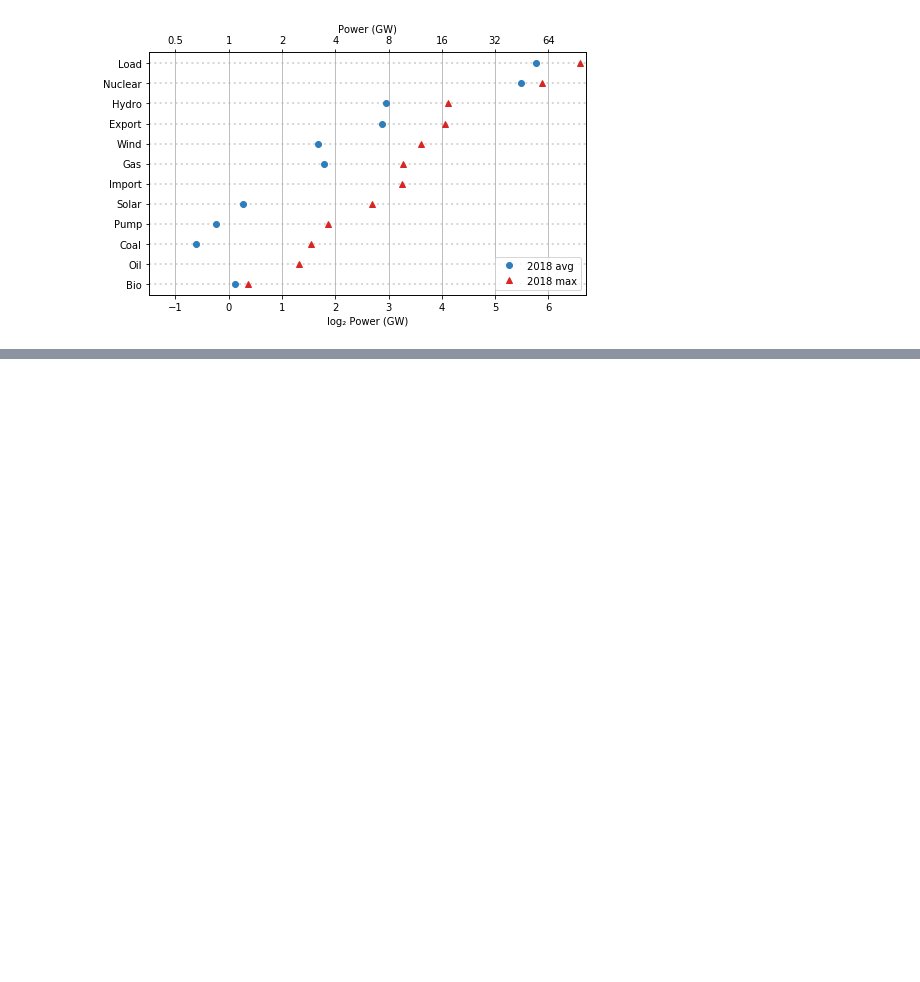
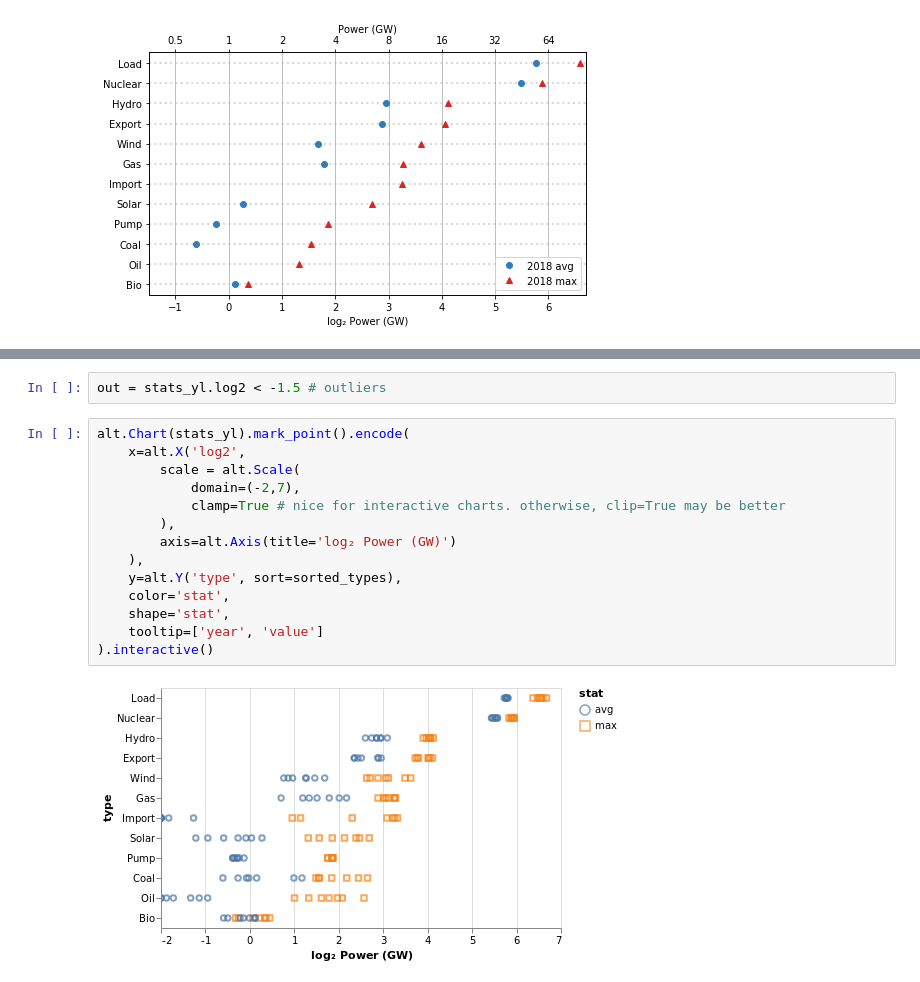
Before and after one commit to pierre-haessig/french-elec2, a Jupyter notebook: Dot-plots_capacity_energy.ipynb, the cells around one changed output, grey strips where cells are left out. Drawn from its saved outputs; the diff is of its cells as text; blank space fills up the shorter version.

```diff
--- a/Dot-plots_capacity_energy.ipynb
+++ b/Dot-plots_capacity_energy.ipynb
@@ -328,0 +416,18 @@ for year in range(2012, 2019):
+# %%
+out = stats_yl.log2 < -1.5 # outliers
+# %%
+alt.Chart(stats_yl).mark_point().encode(
+    x=alt.X('log2',
+        scale = alt.Scale(
+            domain=(-2,7),
+            clamp=True # nice for interactive charts. otherwise, clip=True may be better
+        ),
+        axis=alt.Axis(title='log₂ Power (GW)')
+    ),
+    y=alt.Y('type', sort=sorted_types),
+    color='stat',
+    shape='stat',
+    tooltip=['year', 'value']
+).interactive()
+# %% [output]
+[figure, added]
```
Also changed, not shown: parts of 18 cells of this notebook, 2 other files.
